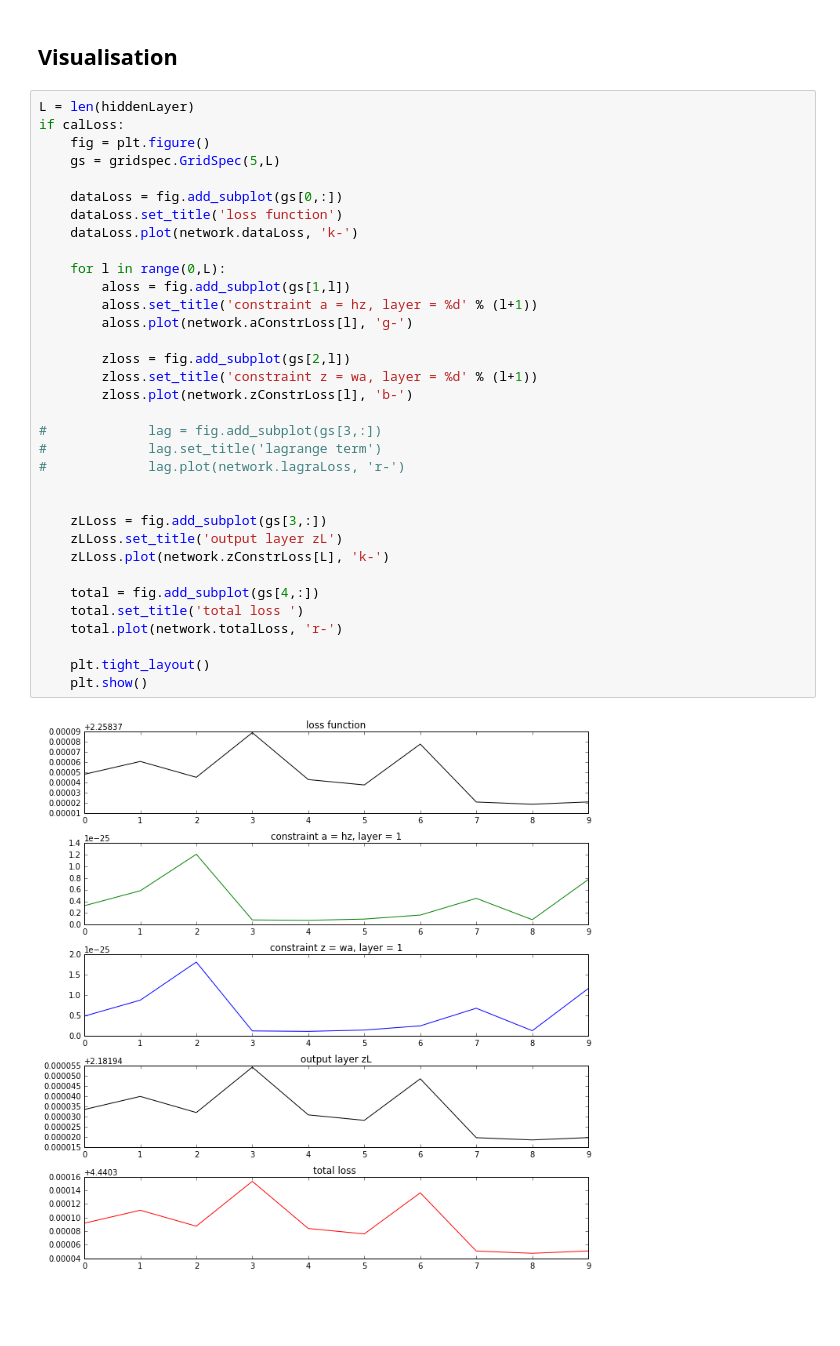
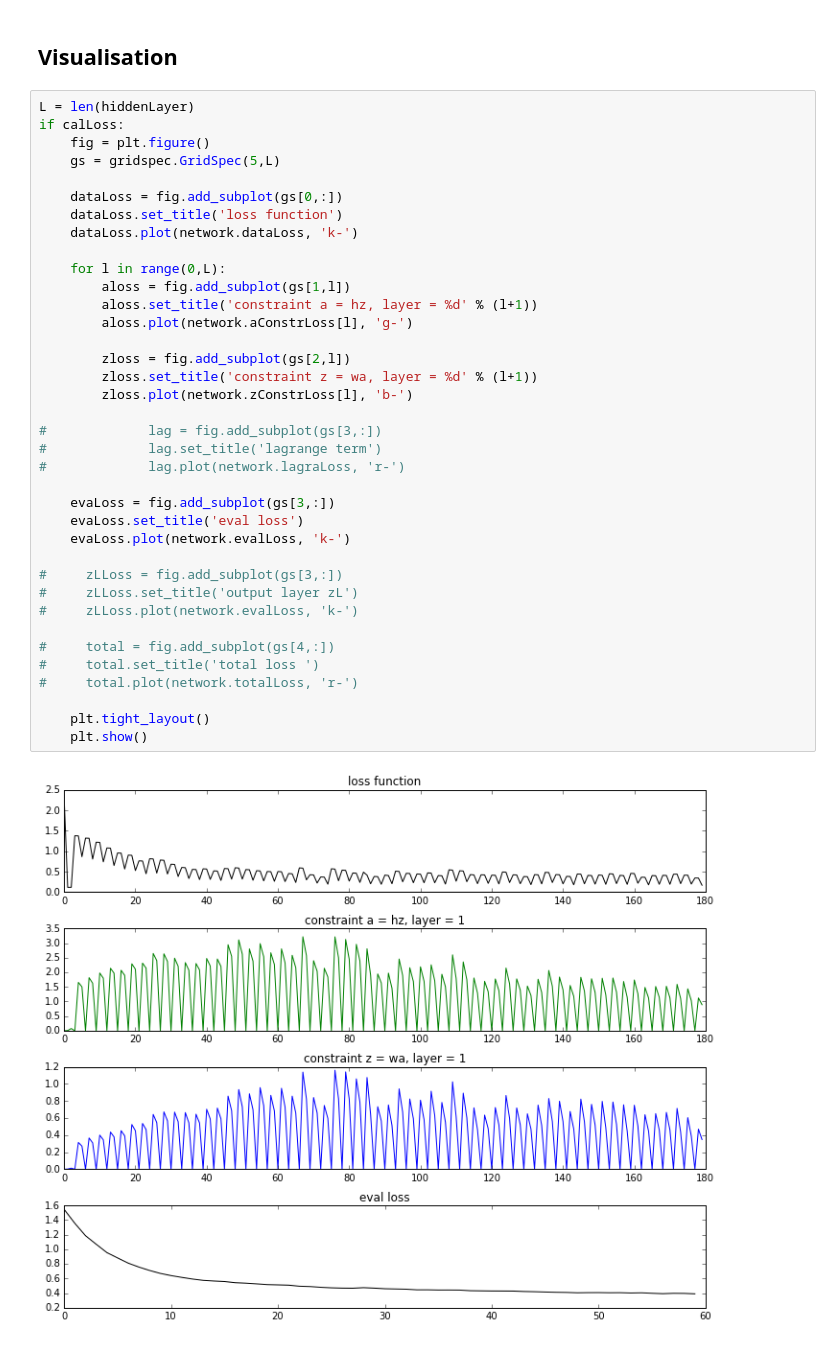
Before and after one commit to GrumpyZhou/IDP, a Jupyter notebook: zqj/admm_mini_batch.ipynb, the cells around one changed output. Drawn from its saved outputs; the diff is of its cells as text; blank space fills up the shorter version.

```diff
--- a/zqj/admm_mini_batch.ipynb
+++ b/zqj/admm_mini_batch.ipynb
@@ -103,36 +95,39 @@ Prediction accuracy: 1.000000
 # %%
 L = len(hiddenLayer)
 if calLoss:
     fig = plt.figure()
     gs = gridspec.GridSpec(5,L)
 
     dataLoss = fig.add_subplot(gs[0,:])
     dataLoss.set_title('loss function')
     dataLoss.plot(network.dataLoss, 'k-')
 
     for l in range(0,L):
         aloss = fig.add_subplot(gs[1,l])
         aloss.set_title('constraint a = hz, layer = %d' % (l+1))
         aloss.plot(network.aConstrLoss[l], 'g-')
 
         zloss = fig.add_subplot(gs[2,l])
         zloss.set_title('constraint z = wa, layer = %d' % (l+1))
         zloss.plot(network.zConstrLoss[l], 'b-')
 
 #             lag = fig.add_subplot(gs[3,:])
 #             lag.set_title('lagrange term')
 #             lag.plot(network.lagraLoss, 'r-')
 
+    evaLoss = fig.add_subplot(gs[3,:])
+    evaLoss.set_title('eval loss')
+    evaLoss.plot(network.evalLoss, 'k-')
 
-    zLLoss = fig.add_subplot(gs[3,:])
-    zLLoss.set_title('output layer zL')
-    zLLoss.plot(network.zConstrLoss[L], 'k-')
+#     zLLoss = fig.add_subplot(gs[3,:])
+#     zLLoss.set_title('output layer zL')
+#     zLLoss.plot(network.evalLoss, 'k-')
 
-    total = fig.add_subplot(gs[4,:])
-    total.set_title('total loss ')
-    total.plot(network.totalLoss, 'r-')
+#     total = fig.add_subplot(gs[4,:])
+#     total.set_title('total loss ')
+#     total.plot(network.totalLoss, 'r-')
 
     plt.tight_layout()
     plt.show()
 # %% [output]
-[figure, old version]
+[figure, new version]
```
Also changed, not shown: parts of 3 cells of this notebook, 4 other files.
